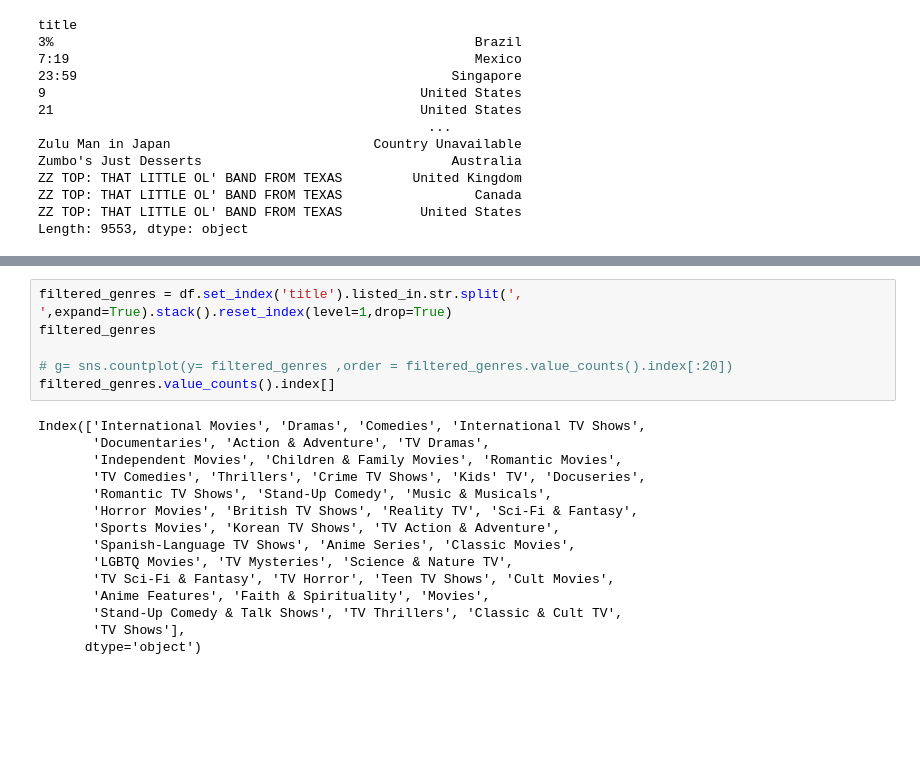
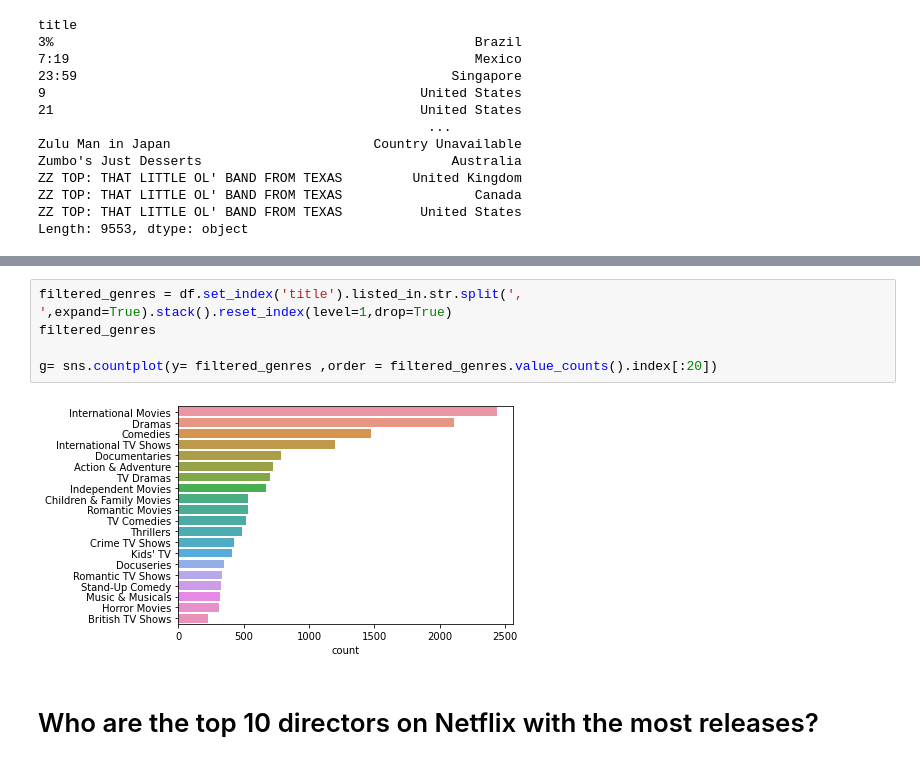
Before and after one commit to Mihaly-Mocskos/data-analysis, a Jupyter notebook: Netflix-Movies-data_analysis-kaggle/data-analysis.ipynb, the cells around one changed output, grey strips where cells are left out. Cells and saved outputs as stored; diff of their text form; blank space fills up the shorter version.

```diff
--- a/Netflix-Movies-data_analysis-kaggle/data-analysis.ipynb
+++ b/Netflix-Movies-data_analysis-kaggle/data-analysis.ipynb
@@ -407,21 +407,9 @@ plt.show()
 # %%
 filtered_genres = df.set_index('title').listed_in.str.split(', ',expand=True).stack().reset_index(level=1,drop=True)
 filtered_genres
 
-# g= sns.countplot(y= filtered_genres ,order = filtered_genres.value_counts().index[:20])
-filtered_genres.value_counts().index[]
+g= sns.countplot(y= filtered_genres ,order = filtered_genres.value_counts().index[:20])
 # %% [output]
-Index(['International Movies', 'Dramas', 'Comedies', 'International TV Shows',
-       'Documentaries', 'Action & Adventure', 'TV Dramas',
-       'Independent Movies', 'Children & Family Movies', 'Romantic Movies',
-       'TV Comedies', 'Thrillers', 'Crime TV Shows', 'Kids' TV', 'Docuseries',
-       'Romantic TV Shows', 'Stand-Up Comedy', 'Music & Musicals',
-       'Horror Movies', 'British TV Shows', 'Reality TV', 'Sci-Fi & Fantasy',
-       'Sports Movies', 'Korean TV Shows', 'TV Action & Adventure',
-       'Spanish-Language TV Shows', 'Anime Series', 'Classic Movies',
-       'LGBTQ Movies', 'TV Mysteries', 'Science & Nature TV',
-       'TV Sci-Fi & Fantasy', 'TV Horror', 'Teen TV Shows', 'Cult Movies',
-       'Anime Features', 'Faith & Spirituality', 'Movies',
-       'Stand-Up Comedy & Talk Shows', 'TV Thrillers', 'Classic & Cult TV',
-       'TV Shows'],
-      dtype='object')
+[figure, added]
+# %% [markdown]
+# Who are the top 10 directors on Netflix with the most releases?
```
Also changed, not shown: parts of 12 cells of this notebook.
